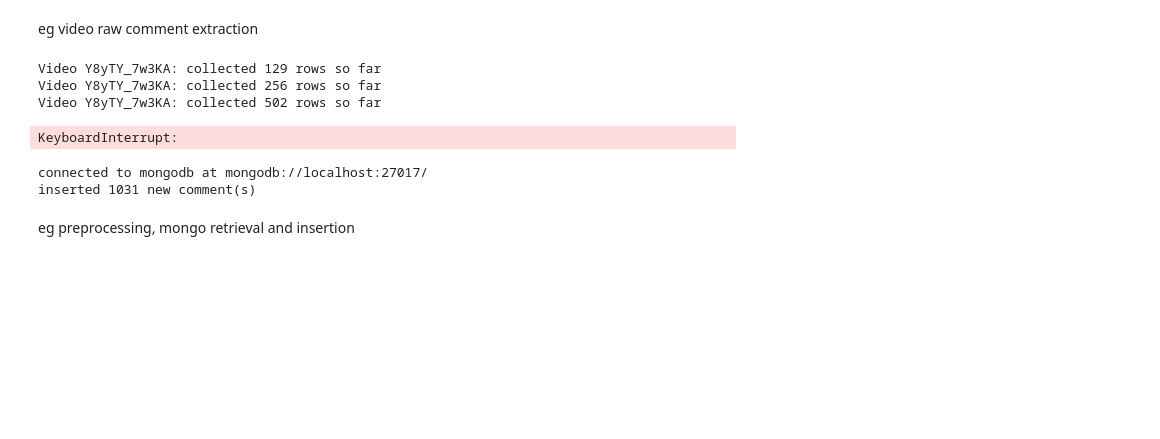
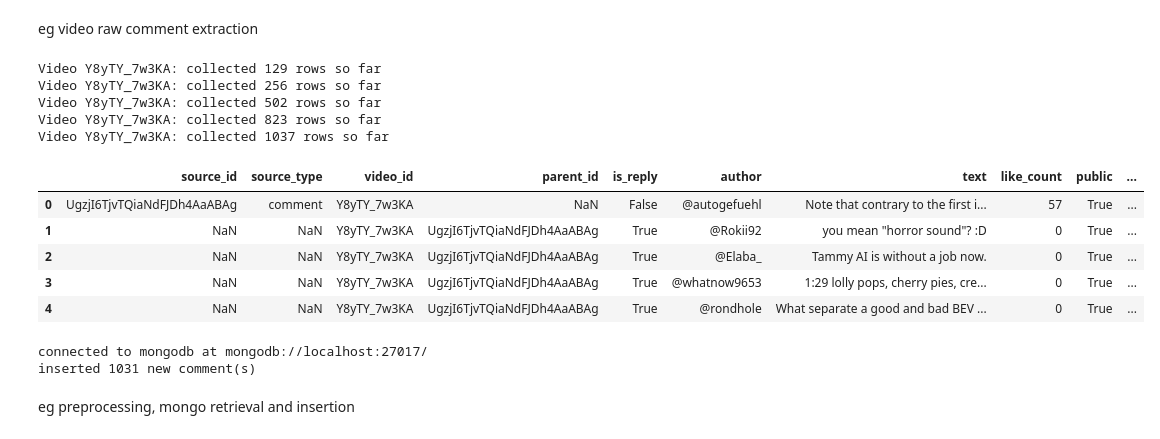
Before and after one commit to adullakadar/LLS-nlp-project, a Jupyter notebook: comments_main.ipynb, the cells around one changed output. Cells and saved outputs as stored; diff of their text form; code cells hidden in the pictures; blank space fills up the shorter version.

Commit message:
-made a ton of changes to improve qol and fixed errors. - comment extraction should now be less compelx and can easily accomodate the youtube transcript process aswell

```diff
--- a/comments_main.ipynb
+++ b/comments_main.ipynb
@@ -35,14 +27,21 @@ eg video raw comment extraction
 # %%
 video = "Y8yTY_7w3KA"
 
-df1 = extract_comments(youtube_api,video)
+df1 = extract_comments(youtube_api,video, 100)
 
 df1.head()
 # %% [output]
 Video Y8yTY_7w3KA: collected 129 rows so far
 Video Y8yTY_7w3KA: collected 256 rows so far
 Video Y8yTY_7w3KA: collected 502 rows so far
+Video Y8yTY_7w3KA: collected 823 rows so far
+Video Y8yTY_7w3KA: collected 1037 rows so far
-KeyboardInterrupt:
+|  | source_id | source_type | video_id | parent_id | is_reply | author | text | like_count | public | ... |
+| 0 | UgzjI6TjvTQiaNdFJDh4AaABAg | comment | Y8yTY_7w3KA | NaN | False | @autogefuehl | Note that contrary to the first i... | 57 | True | ... |
+| 1 | NaN | NaN | Y8yTY_7w3KA | UgzjI6TjvTQiaNdFJDh4AaABAg | True | @Rokii92 | you mean "horror sound"? :D | 0 | True | ... |
+| 2 | NaN | NaN | Y8yTY_7w3KA | UgzjI6TjvTQiaNdFJDh4AaABAg | True | @Elaba_ | Tammy AI is without a job now. | 0 | True | ... |
+| 3 | NaN | NaN | Y8yTY_7w3KA | UgzjI6TjvTQiaNdFJDh4AaABAg | True | @whatnow9653 | 1:29 lolly pops, cherry pies, cre... | 0 | True | ... |
+| 4 | NaN | NaN | Y8yTY_7w3KA | UgzjI6TjvTQiaNdFJDh4AaABAg | True | @rondhole | What separate a good and bad BEV ... | 0 | True | ... |
 # %%
 raw_comments_list = convert_df_to_list(df1)
 inserted_comments = insert_comments(raw_comments, raw_comments_list)
```
Also changed, not shown: parts of 3 cells of this notebook, 2 other files.
